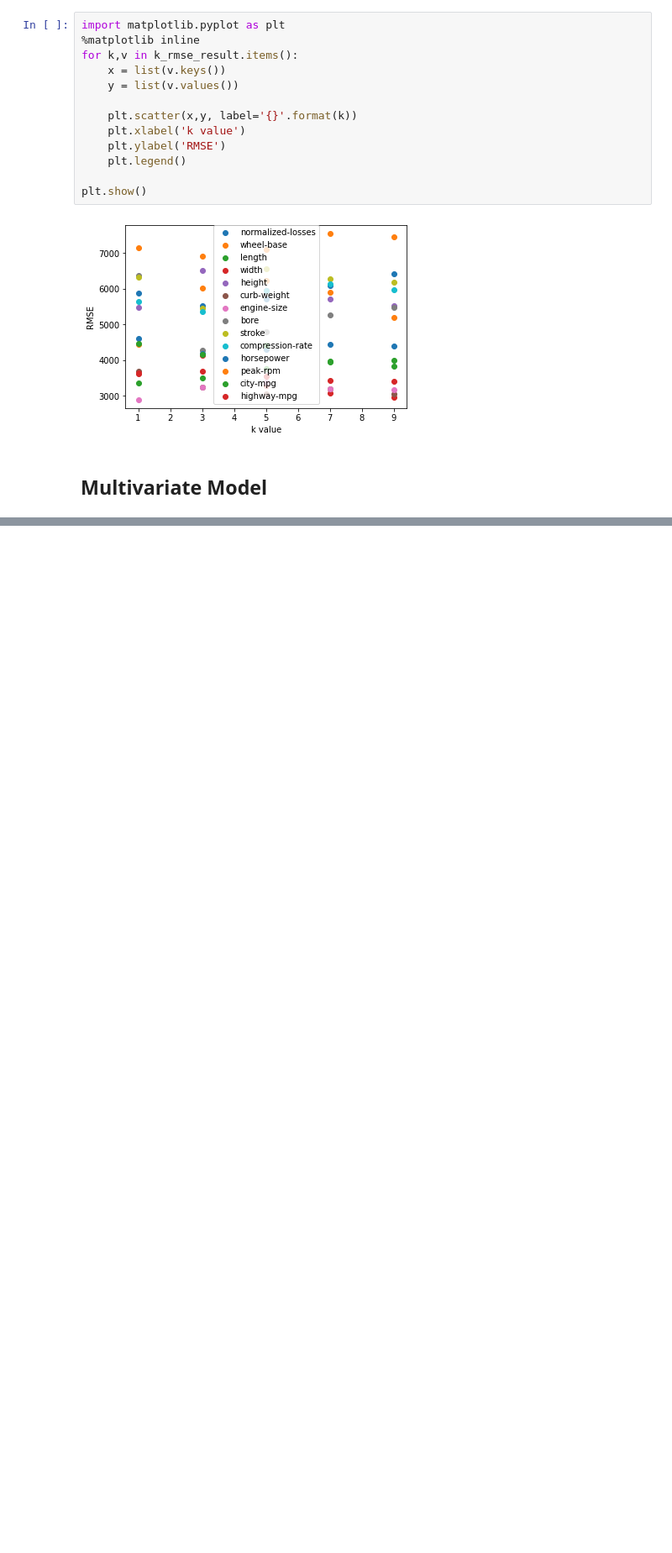
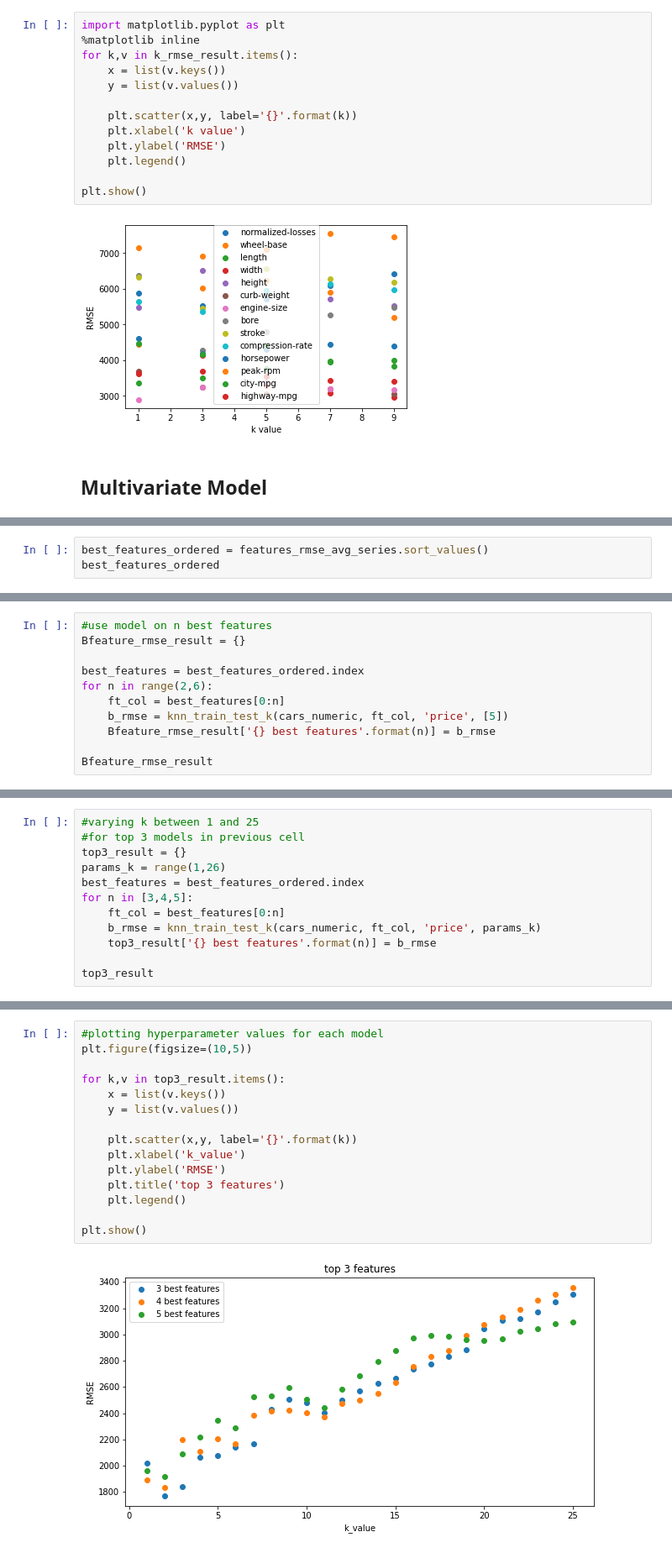
Before and after one commit to damiiete/DataQuest, a Jupyter notebook: Machine Learning/Predicting car prices/Cars_price_prediction.ipynb, the cells around one changed output, grey strips where cells are left out. Shown at 84% size. Drawn from its saved outputs; the diff is of its cells as text; blank space fills up the shorter version.

Commit message:
multivariate model

```diff
--- a/Machine Learning/Predicting car prices/Cars_price_prediction.ipynb
+++ b/Machine Learning/Predicting car prices/Cars_price_prediction.ipynb
@@ -274,0 +298,3 @@ plt.show()
+# %%
+best_features_ordered = features_rmse_avg_series.sort_values()
+best_features_ordered
@@ -274,0 +348,11 @@ plt.show()
+# %%
+#use model on n best features
+Bfeature_rmse_result = {}
+
+best_features = best_features_ordered.index
+for n in range(2,6):
+    ft_col = best_features[0:n]
+    b_rmse = knn_train_test_k(cars_numeric, ft_col, 'price', [5])
+    Bfeature_rmse_result['{} best features'.format(n)] = b_rmse
+
+Bfeature_rmse_result
@@ -274,0 +395,12 @@ plt.show()
+# %%
+#varying k between 1 and 25
+#for top 3 models in previous cell
+top3_result = {}
+params_k = range(1,26)
+best_features = best_features_ordered.index
+for n in [3,4,5]:
+    ft_col = best_features[0:n]
+    b_rmse = knn_train_test_k(cars_numeric, ft_col, 'price', params_k)
+    top3_result['{} best features'.format(n)] = b_rmse
+
+top3_result
@@ -274,0 +425,17 @@ plt.show()
+# %%
+#plotting hyperparameter values for each model
+plt.figure(figsize=(10,5))
+
+for k,v in top3_result.items():
+    x = list(v.keys())
+    y = list(v.values())
+
+    plt.scatter(x,y, label='{}'.format(k))
+    plt.xlabel('k_value')
+    plt.ylabel('RMSE')
+    plt.title('top 3 features')
+    plt.legend()
+
+plt.show()
+# %% [output]
+[figure, added]
```
Also changed, not shown: parts of 7 cells of this notebook.
